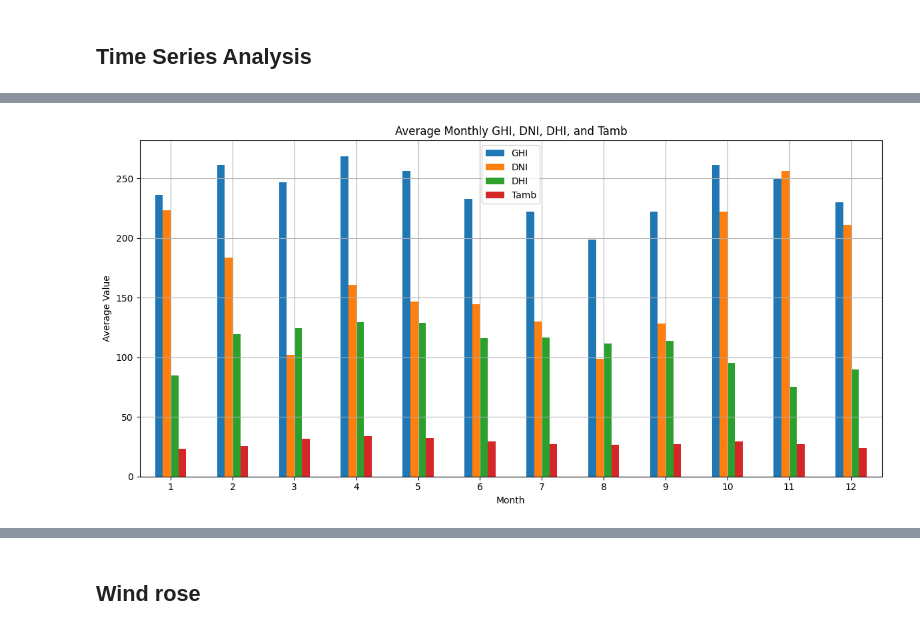
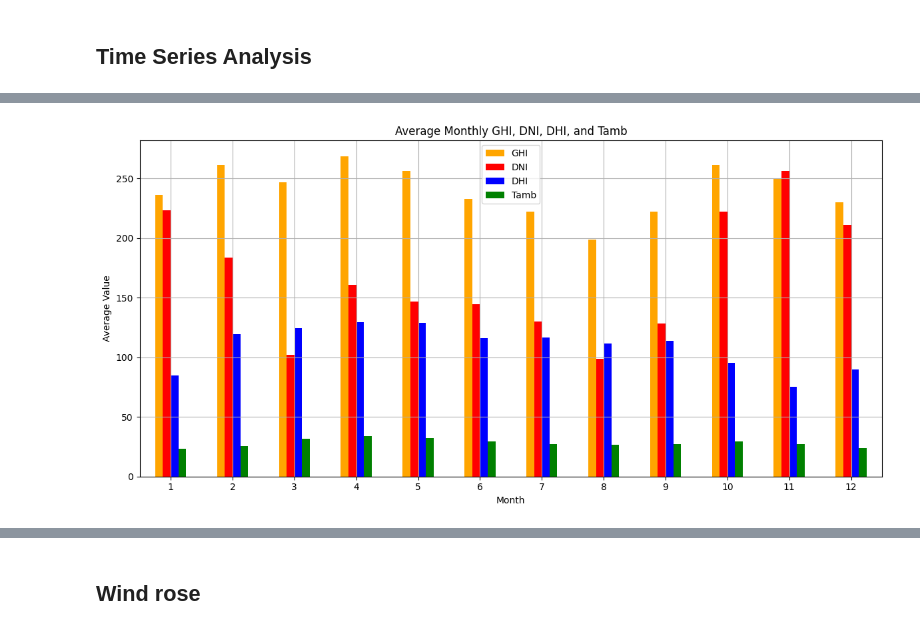
Before and after one commit to Becky-Chala/solar-challenge-week1, a Jupyter notebook: benin_eda.ipynb, the cells around one changed output, grey strips where cells are left out. Cells and saved outputs as stored; diff of their text form; code cells hidden in the pictures.

```diff
--- a/benin_eda.ipynb
+++ b/benin_eda.ipynb
@@ -160,2 +165,17 @@ plt.show()
 # %%
 df['Month'] = df['Timestamp'].dt.month
+monthly_avg = df.groupby('Month')[['GHI', 'DNI', 'DHI', 'Tamb']].mean()
+
+colors = {'GHI': 'orange','DNI': 'red','DHI': 'blue','Tamb': 'green'}
+
+monthly_avg.plot(kind='bar', figsize=(12, 6), color=[colors[col] for col in monthly_avg.columns])
+
+plt.title('Average Monthly GHI, DNI, DHI, and Tamb')
+plt.xlabel('Month')
+plt.ylabel('Average Value')
+plt.grid(True)
+plt.xticks(rotation=0)
+plt.tight_layout()
+plt.show()
+# %% [output]
+[figure, added]
@@ -164,14 +182,3 @@ monthly_avg = df.groupby('Month')[['GHI', 'DNI', 'DHI', 'Tamb']].mean()
-# %%
-monthly_avg.plot(kind='bar', figsize=(12, 6))
-plt.title('Average Monthly GHI, DNI, DHI, and Tamb')
-plt.xlabel('Month')
-plt.ylabel('Average Value')
-plt.grid(True)
-plt.xticks(rotation=0)
-plt.tight_layout()
-plt.show()
-# %% [output]
-[figure, removed]
 # %%
 df['Hour'] = df['Timestamp'].dt.hour
 hourly_avg = df.groupby('Hour')[['GHI', 'DNI', 'DHI', 'Tamb']].mean()
```
Also changed, not shown: parts of 17 cells of this notebook.
